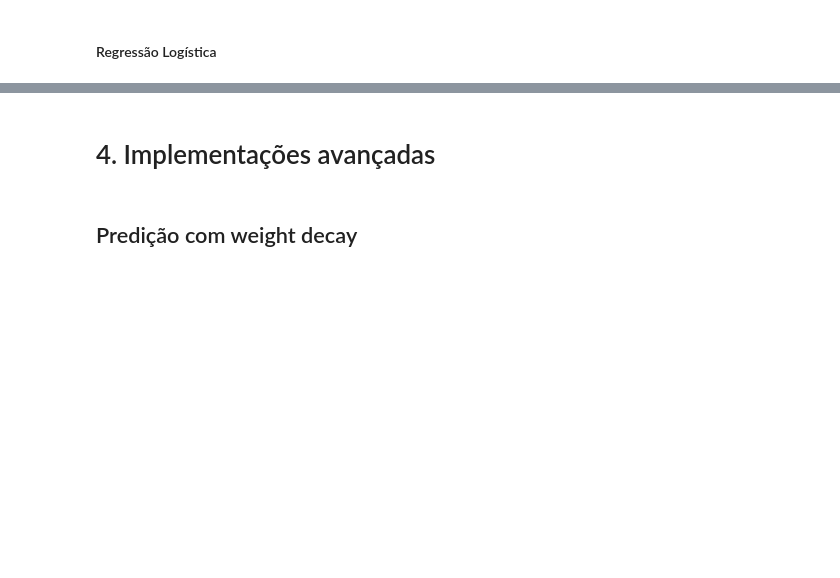
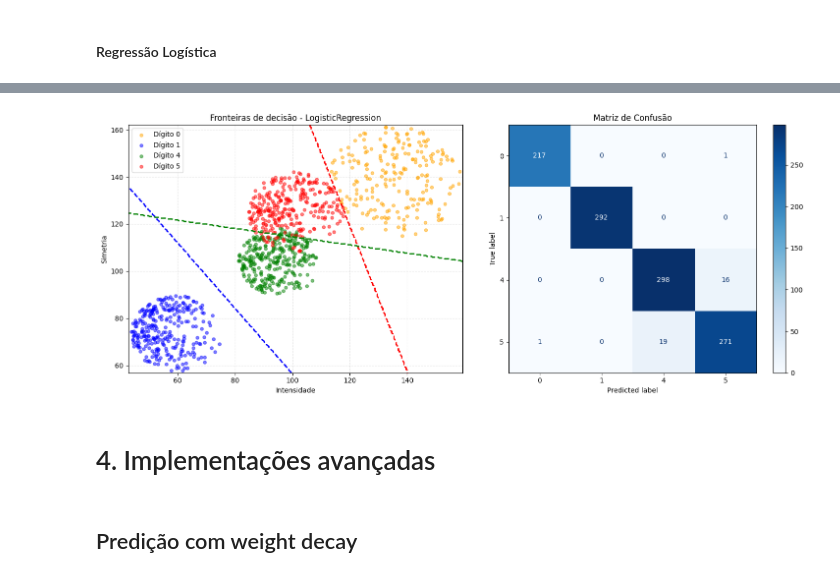
Before and after one commit to Gusttavoafonso/Projeto_1_ML, a Jupyter notebook: novo_classificacao_um_contra_todos.ipynb, the cells around one changed output, grey strips where cells are left out. Drawn from its saved outputs; the diff is of its cells as text; code cells hidden in the pictures; blank space fills up the shorter version.

```diff
--- a/novo_classificacao_um_contra_todos.ipynb
+++ b/novo_classificacao_um_contra_todos.ipynb
@@ -268,9 +239,11 @@ weighted avg       0.94      0.93      0.93      1115
 # %% [markdown]
 #### Regressão Logística
 # %%
-
-classificadores, previsoes = treinar_um_contra_todos(LogisticRegression, X_train, y_train, X_test, y_test)
-plot_um_contra_todos(classificadores, X_train, y_train)
+# Para LogisticRegression
+classificadores = treinar_um_contra_todos(LogisticRegression, X_train, y_train)
+classificadores, preds = previsoes(LogisticRegression, X_test, y_test, classificadores)
+plot_fronteira_e_matriz(classificadores, X_train, y_train, modelo_tipo="LogisticRegression")
+plot_fronteira_e_matriz(classificadores, X_test, y_test, modelo_tipo="LogisticRegression")
 # %% [output]
 Modelo: LogisticRegression
               precision    recall  f1-score   support
@@ -288,3 +261,7 @@ weighted avg       0.97      0.97      0.97      1115
+# %%
+plot_fronteira_e_matriz(classificadores, X_test, y_test, modelo_tipo="LogisticRegression")
+# %% [output]
+[figure, added]
 # %% [markdown]
 # 4. Implementações avançadas
 # %% [markdown]
```
Also changed, not shown: parts of 24 cells of this notebook.
